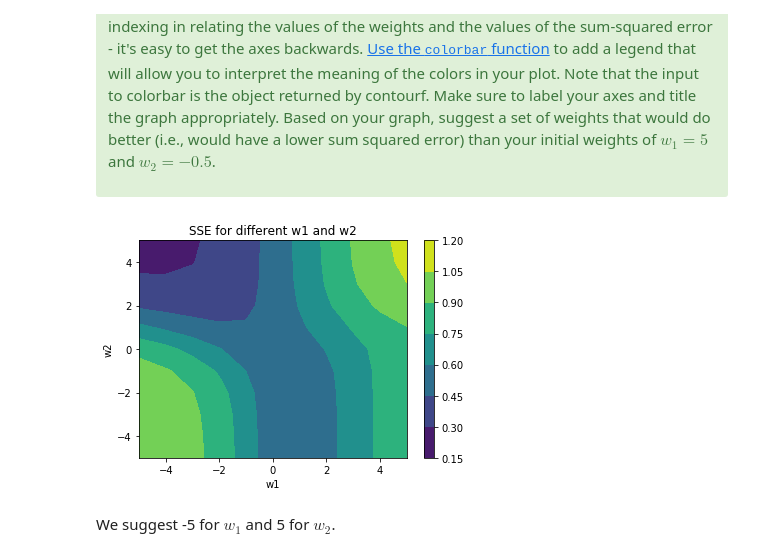
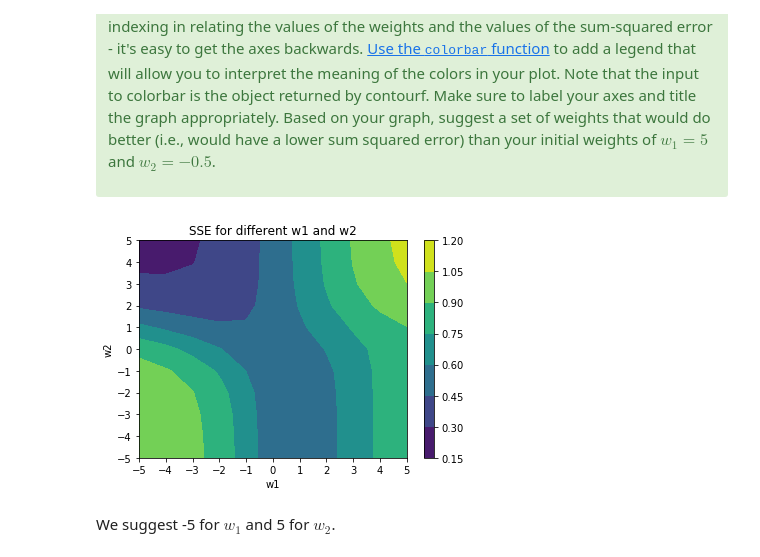
Before and after one commit to alcofrisbas/cs328ps5, a Jupyter notebook: ps5Files/CS328PS5-NeuralNetworkPractice.ipynb, the cells around one changed output. Drawn from its saved outputs; the diff is of its cells as text; code cells hidden in the pictures.

```diff
--- a/ps5Files/CS328PS5-NeuralNetworkPractice.ipynb
+++ b/ps5Files/CS328PS5-NeuralNetworkPractice.ipynb
@@ -64,20 +61,23 @@ the squared error is: 0.4425267218703121
 # %%
 results = []
 for w1 in range(-5,6):
     row = []
     for w2 in range(-5,6):
         row.append(nn_practice.sum_squared_error(((0,1),(1,0)), (w1,w2)))
-    results.append(row)
+    results.append(list(reversed(row)))
+results = list(reversed(results))
 
 
 a = plt.contourf(range(-5,6),range(-5,6),results)
 plt.colorbar(a)
 plt.title('SSE for different w1 and w2')
 plt.xlabel('w1')
 plt.ylabel('w2')
+plt.xticks(range(-5,6))
+plt.yticks(range(-5,6))
 plt.show()
 # %% [output]
-[figure, old version]
+[figure, new version]
 # %% [markdown]
 We suggest -5 for $w_1$ and 5 for $w_2$.
 # %% [markdown]
```
Also changed, not shown: parts of 9 cells of this notebook, 1 other file.
